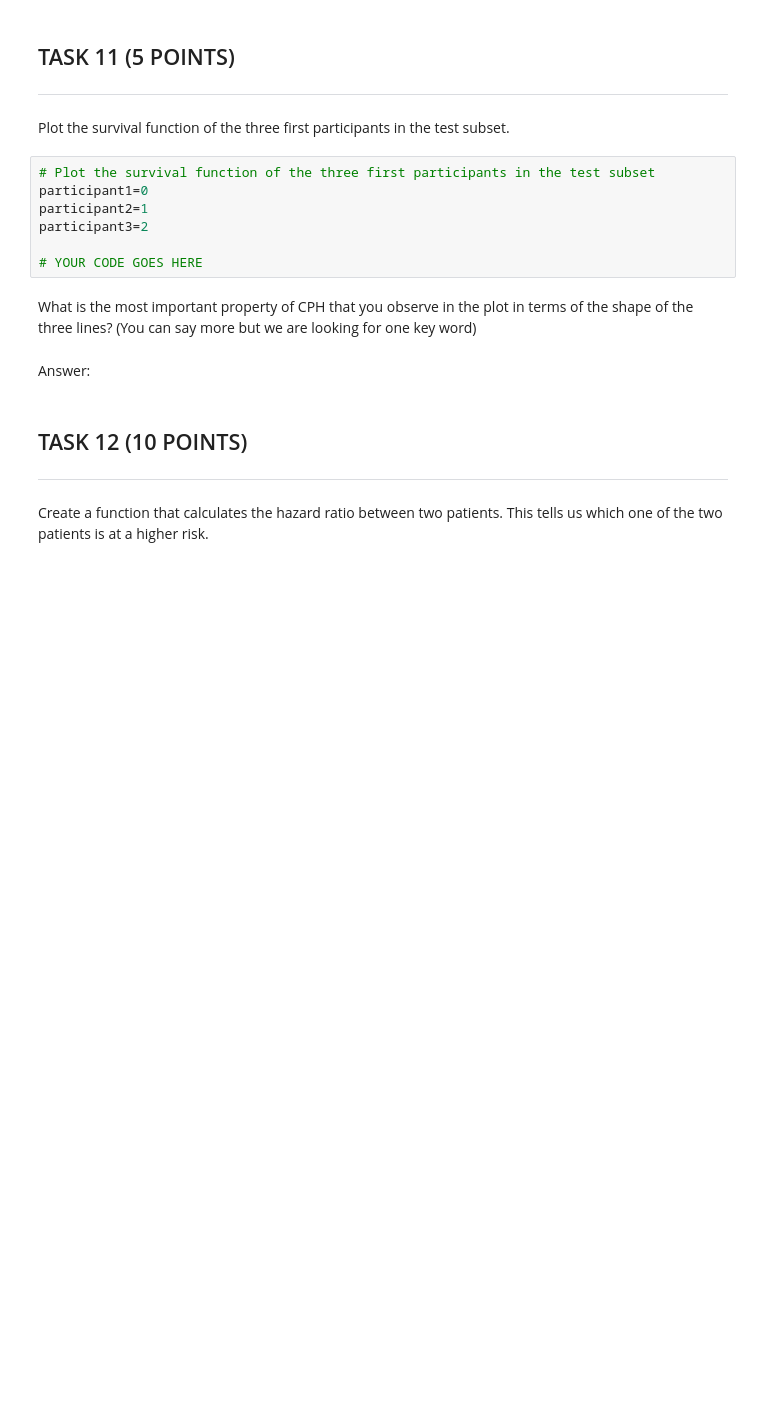
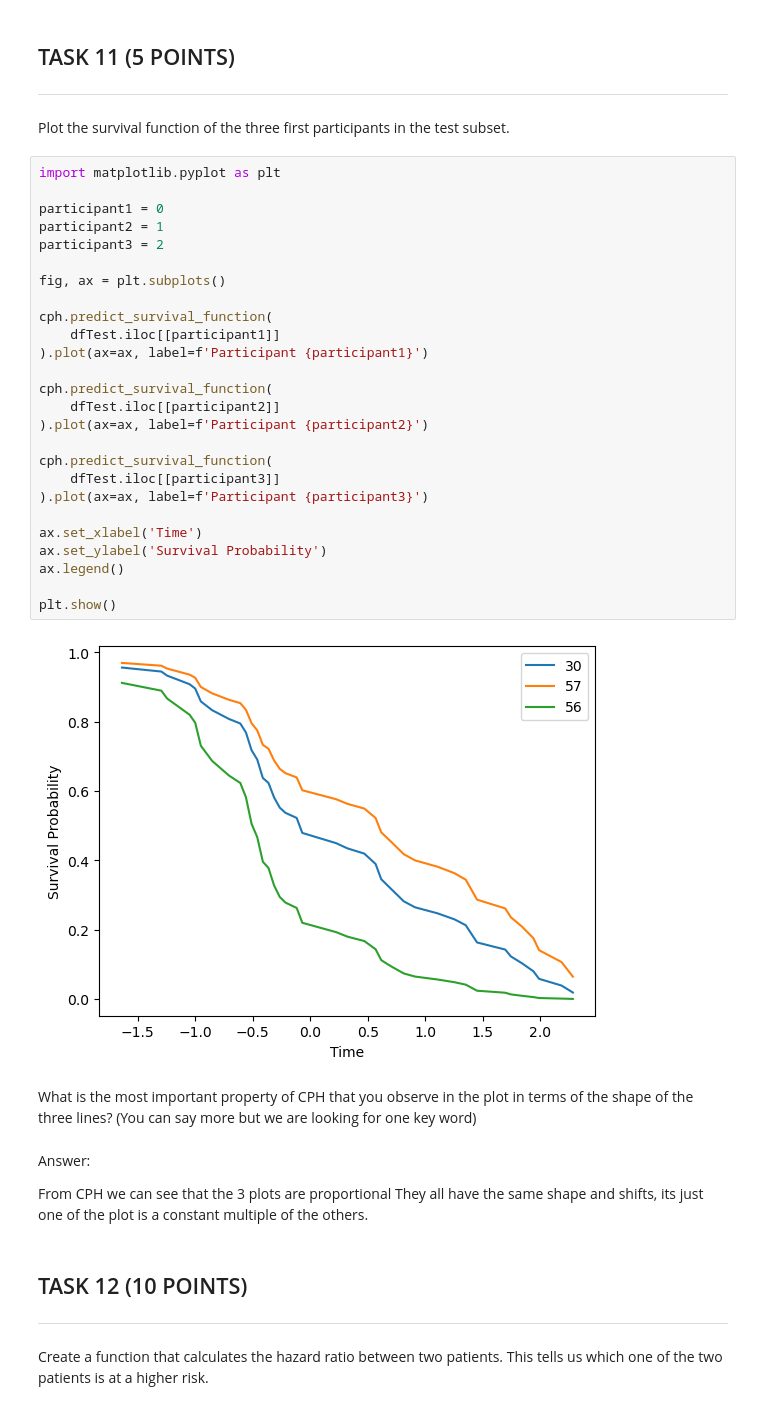
Before and after one commit to kalk-ak/Machine-Learning--MA, a Jupyter notebook: labs/lab2/Lab2_Prognosis.ipynb, the cells around one changed output. Drawn from its saved outputs; the diff is of its cells as text; blank space fills up the shorter version.

```diff
--- a/labs/lab2/Lab2_Prognosis.ipynb
+++ b/labs/lab2/Lab2_Prognosis.ipynb
@@ -422,17 +518,40 @@ cph.params_.values
 ## TASK 11 (5 POINTS)
 ---
 Plot the survival function of the three first participants in the test subset.
-# %%
-# Plot the survival function of the three first participants in the test subset
-participant1=0
-participant2=1
-participant3=2
-
-# YOUR CODE GOES HERE
+# %%
+import matplotlib.pyplot as plt
+
+participant1 = 0
+participant2 = 1
+participant3 = 2
+
+fig, ax = plt.subplots()
+
+cph.predict_survival_function(
+    dfTest.iloc[[participant1]]
+).plot(ax=ax, label=f'Participant {participant1}')
+
+cph.predict_survival_function(
+    dfTest.iloc[[participant2]]
+).plot(ax=ax, label=f'Participant {participant2}')
+
+cph.predict_survival_function(
+    dfTest.iloc[[participant3]]
+).plot(ax=ax, label=f'Participant {participant3}')
+
+ax.set_xlabel('Time')
+ax.set_ylabel('Survival Probability')
+ax.legend()
+
+plt.show()
+# %% [output]
+[figure, added]
 # %% [markdown]
 What is the most important property of CPH that you observe in the plot in terms of the shape of the three lines? (You can say more but we are looking for one key word)
-# %% [markdown]
-Answer:
+# %% [markdown]
+Answer:
+
+From CPH we can see that the 3 plots are proportional They all have the same shape and shifts, its just one of the plot is a constant multiple of the others.
 # %% [markdown]
 ## TASK 12 (10 POINTS)
 ---
```
Also changed, not shown: parts of 20 cells of this notebook.
